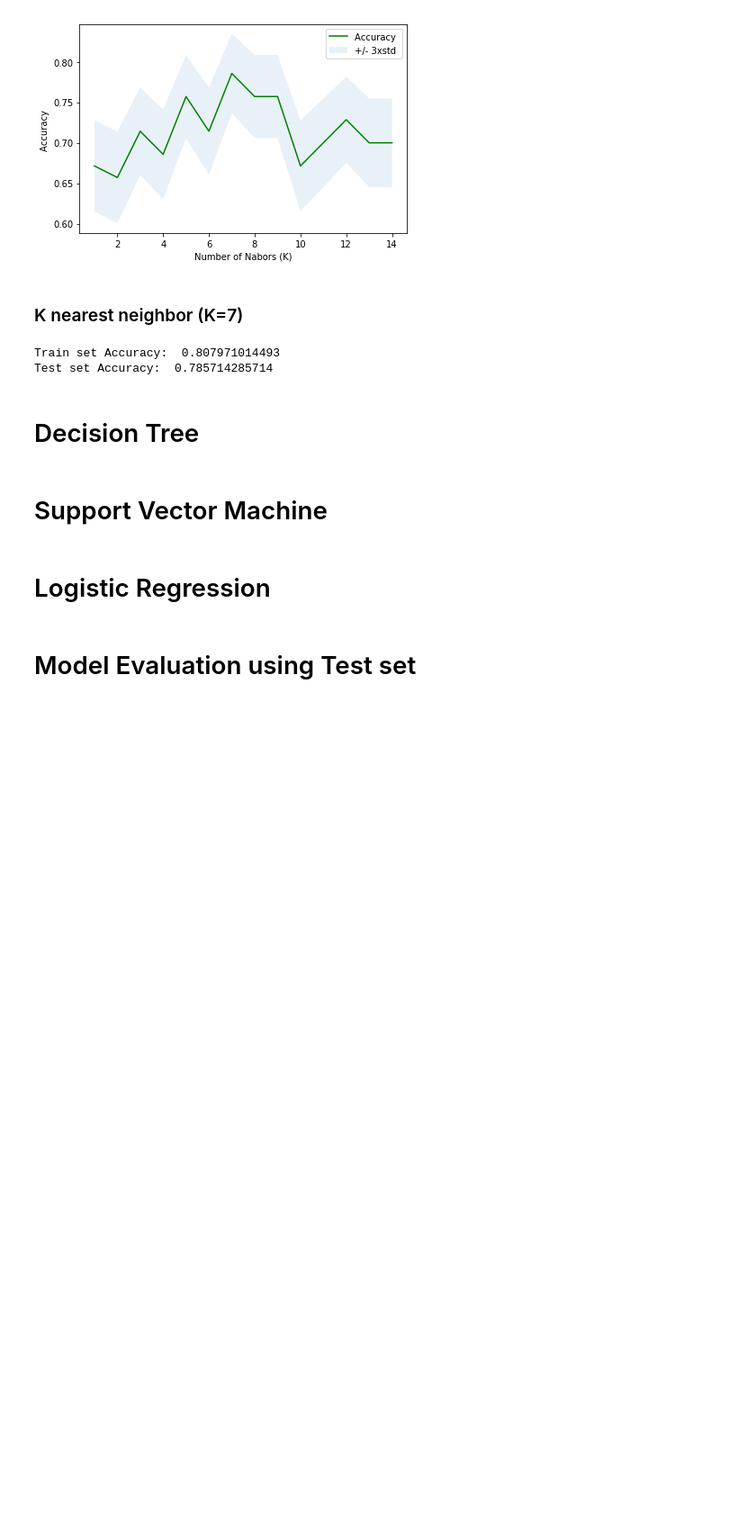
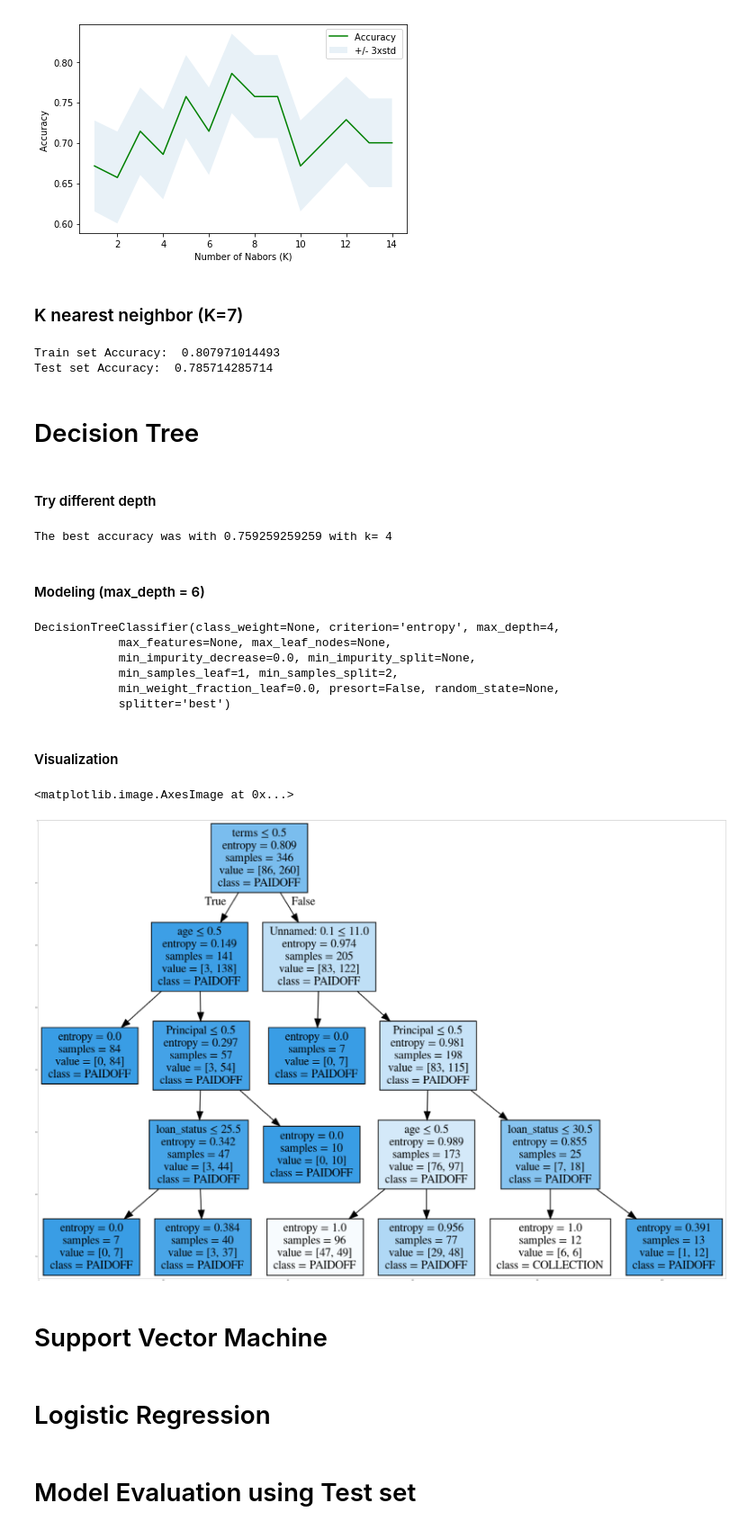
Before and after one commit to HaoyuWu/coursera_ML_project, a Jupyter notebook: final_Project_Haoyu.ipynb, the cells around one changed output. Shown at 90% size. Drawn from its saved outputs; the diff is of its cells as text; code cells hidden in the pictures; blank space fills up the shorter version.

```diff
--- a/final_Project_Haoyu.ipynb
+++ b/final_Project_Haoyu.ipynb
@@ -244,8 +248,8 @@ array(['PAIDOFF', 'PAIDOFF', 'PAIDOFF', 'PAIDOFF', 'PAIDOFF'], dtype=object)
 # %% [markdown]
 Data Standardization give data zero mean and unit variance (technically should be done after train test split )
 # %%
-X= preprocessing.StandardScaler().fit(X).transform(X)
-X[0:5]
+X1= preprocessing.StandardScaler().fit(X).transform(X)
+X1[0:5]
 # %% [output]
 array([[ 0.51578458,  0.92071769,  2.33152555, -0.42056004, -1.20577805,
         -0.38170062,  1.13639374, -0.86968108],
@@ -332,6 +336,49 @@ Train set Accuracy:  0.807971014493
 Test set Accuracy:  0.785714285714
 # %% [markdown]
 # Decision Tree
+# %% [markdown]
+#### Try different depth
+# %%
+Ks = 15
+tree_mean_acc = np.zeros((Ks-1))
+tree_std_acc = np.zeros((Ks-1))
+ConfustionMx = [];
+for n in range(3,Ks):
+    dtree = DecisionTreeClassifier(criterion="entropy",max_depth = n).fit(X,y)
+    yhat=dtree.predict(X_testset)
+    tree_mean_acc[n-1] = metrics.accuracy_score(y_testset, yhat)
+    tree_std_acc[n-1]=np.std(yhat==y_testset)/np.sqrt(yhat.shape[0])
+print( "The best accuracy was with", tree_mean_acc.max(), "with k=", tree_mean_acc.argmax()+1)
+# %% [output]
+The best accuracy was with 0.759259259259 with k= 4
+# %% [markdown]
+#### Modeling (max_depth = 6)
+# %%
+drugTree = DecisionTreeClassifier(criterion="entropy",max_depth=4)
+drugTree.fit(X,y)
+# %% [output]
+DecisionTreeClassifier(class_weight=None, criterion='entropy', max_depth=4,
+            max_features=None, max_leaf_nodes=None,
+            min_impurity_decrease=0.0, min_impurity_split=None,
+            min_samples_leaf=1, min_samples_split=2,
+            min_weight_fraction_leaf=0.0, presort=False, random_state=None,
+            splitter='best')
+# %% [markdown]
+#### Visualization
+# %%
+dot_data = StringIO()
+filename = "drugtree.png"
+featureNames = df.columns[0:8]
+targetNames = df['loan_status'].unique().tolist()
+out=tree.export_graphviz(drugTree,feature_names=featureNames, out_file=dot_data, class_names= np.unique(y), filled=True,  special_characters=True,rotate=False)
+graph = pydotplus.graph_from_dot_data(dot_data.getvalue())
+graph.write_png(filename)
+img = mpimg.imread(filename)
+plt.figure(figsize=(100, 200))
+plt.imshow(img,interpolation='nearest')
+# %% [output]
+<matplotlib.image.AxesImage at 0x...>
+[figure, added]
 # %% [markdown]
 # Support Vector Machine
 # %% [markdown]
```
Also changed, not shown: parts of 21 cells of this notebook.
